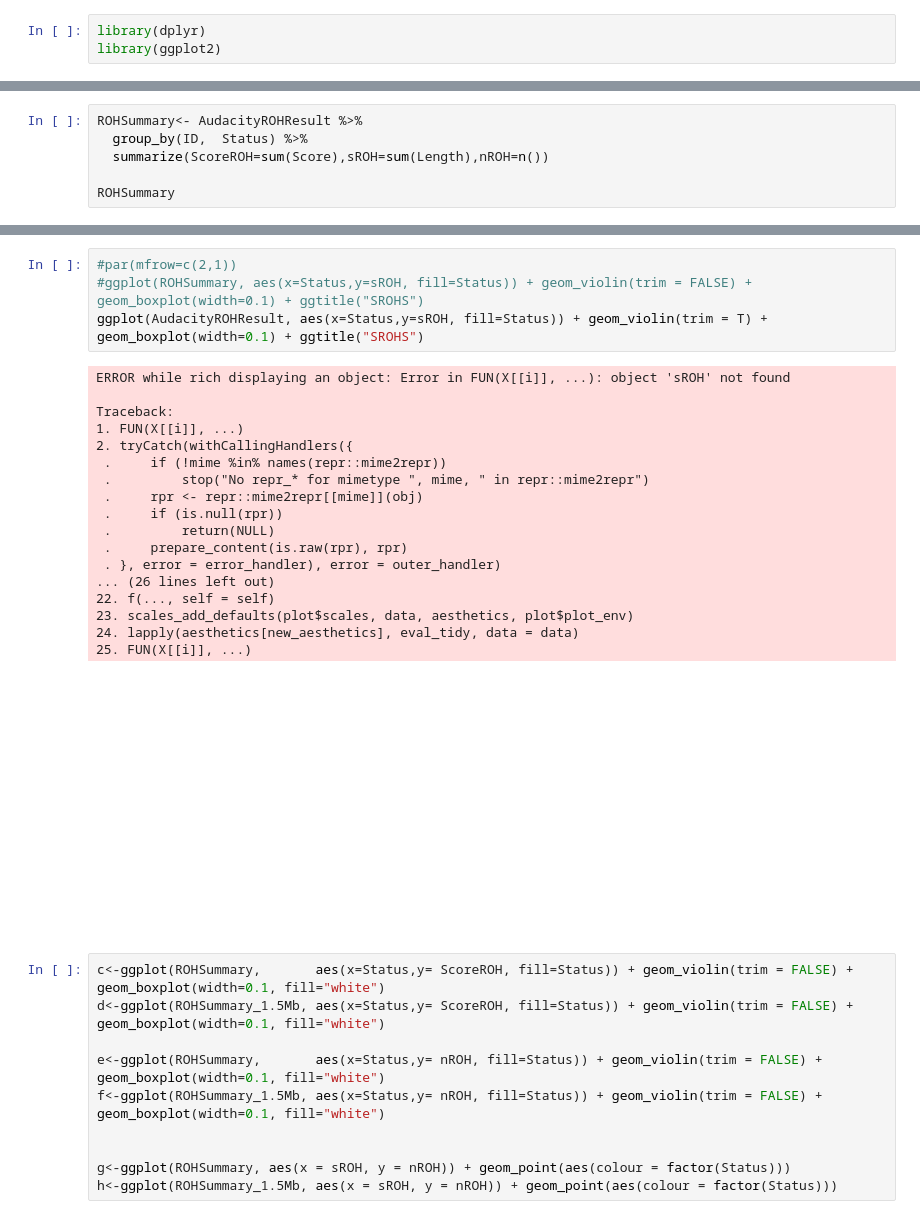
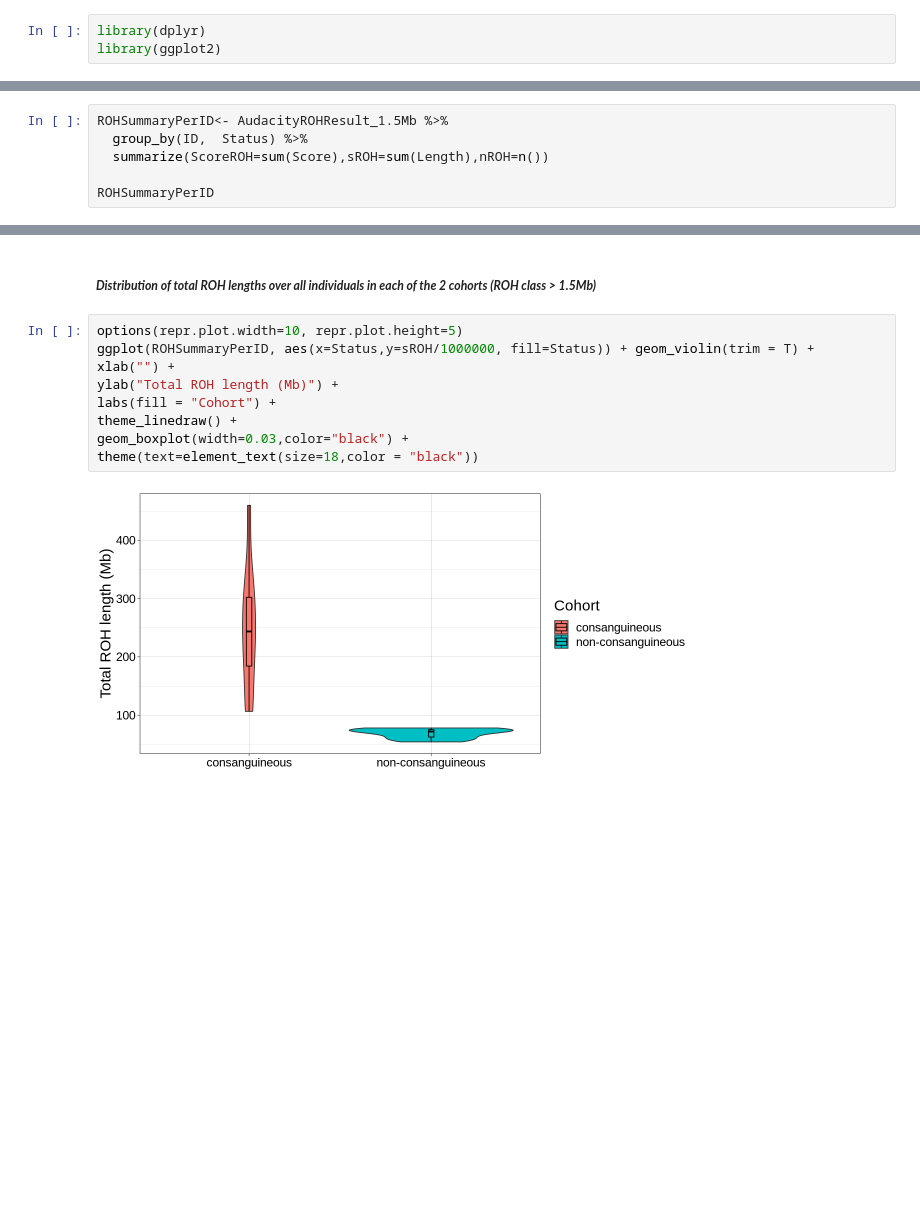
Before and after one commit to tgiangregorio/Medical_Genomics, a Jupyter notebook: ROH.statistics.ipynb, the cells around one changed output, grey strips where cells are left out. Drawn from its saved outputs; the diff is of its cells as text; blank space fills up the shorter version.

```diff
--- a/ROH.statistics.ipynb
+++ b/ROH.statistics.ipynb
@@ -61,6 +97,6 @@ ggplot(AudacityROHResult,aes(x =Length/1000000, color=Status)) +
 # %%
-ROHSummary<- AudacityROHResult %>%
+ROHSummaryPerID<- AudacityROHResult_1.5Mb %>%
   group_by(ID,  Status) %>%
   summarize(ScoreROH=sum(Score),sROH=sum(Length),nROH=n())
 
-ROHSummary
+ROHSummaryPerID
@@ -113,33 +124,13 @@ A grouped_df: 20 × 5
-# %%
-#par(mfrow=c(2,1))
-#ggplot(ROHSummary, aes(x=Status,y=sROH, fill=Status)) + geom_violin(trim = FALSE) + geom_boxplot(width=0.1) + ggtitle("SROHS")
-ggplot(AudacityROHResult, aes(x=Status,y=sROH, fill=Status)) + geom_violin(trim = T) + geom_boxplot(width=0.1) + ggtitle("SROHS")
-# %% [output]
-ERROR while rich displaying an object: Error in FUN(X[[i]], ...): object 'sROH' not found
-
-Traceback:
-1. FUN(X[[i]], ...)
-2. tryCatch(withCallingHandlers({
- .     if (!mime %in% names(repr::mime2repr))
- .         stop("No repr_* for mimetype ", mime, " in repr::mime2repr")
- .     rpr <- repr::mime2repr[[mime]](obj)
- .     if (is.null(rpr))
- .         return(NULL)
- .     prepare_content(is.raw(rpr), rpr)
- . }, error = error_handler), error = outer_handler)
-... (26 lines left out)
-22. f(..., self = self)
-23. scales_add_defaults(plot$scales, data, aesthetics, plot$plot_env)
-24. lapply(aesthetics[new_aesthetics], eval_tidy, data = data)
-25. FUN(X[[i]], ...)
-[figure, removed]
-# %%
-c<-ggplot(ROHSummary,       aes(x=Status,y= ScoreROH, fill=Status)) + geom_violin(trim = FALSE) + geom_boxplot(width=0.1, fill="white")
-d<-ggplot(ROHSummary_1.5Mb, aes(x=Status,y= ScoreROH, fill=Status)) + geom_violin(trim = FALSE) + geom_boxplot(width=0.1, fill="white")
-
-e<-ggplot(ROHSummary,       aes(x=Status,y= nROH, fill=Status)) + geom_violin(trim = FALSE) + geom_boxplot(width=0.1, fill="white")
-f<-ggplot(ROHSummary_1.5Mb, aes(x=Status,y= nROH, fill=Status)) + geom_violin(trim = FALSE) + geom_boxplot(width=0.1, fill="white")
-
-
-g<-ggplot(ROHSummary, aes(x = sROH, y = nROH)) + geom_point(aes(colour = factor(Status)))
-h<-ggplot(ROHSummary_1.5Mb, aes(x = sROH, y = nROH)) + geom_point(aes(colour = factor(Status)))
+# %% [markdown]
+##### ***Distribution of total ROH lengths over all individuals in each of the 2 cohorts (ROH class > 1.5Mb)***
+# %%
+options(repr.plot.width=10, repr.plot.height=5)
+ggplot(ROHSummaryPerID, aes(x=Status,y=sROH/1000000, fill=Status)) + geom_violin(trim = T) +
+xlab("") +
+ylab("Total ROH length (Mb)") +
+labs(fill = "Cohort") +
+theme_linedraw() +
+geom_boxplot(width=0.03,color="black") +
+theme(text=element_text(size=18,color = "black"))
+# %% [output]
+[figure, added]
```
Also changed, not shown: parts of 19 cells of this notebook.
